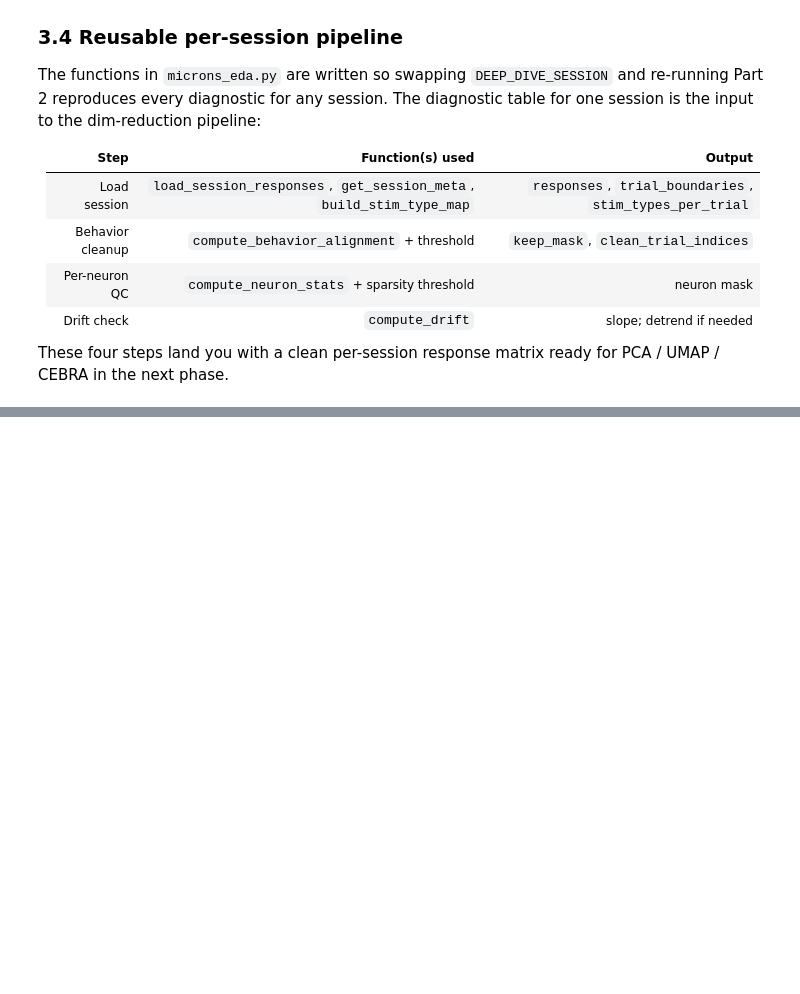
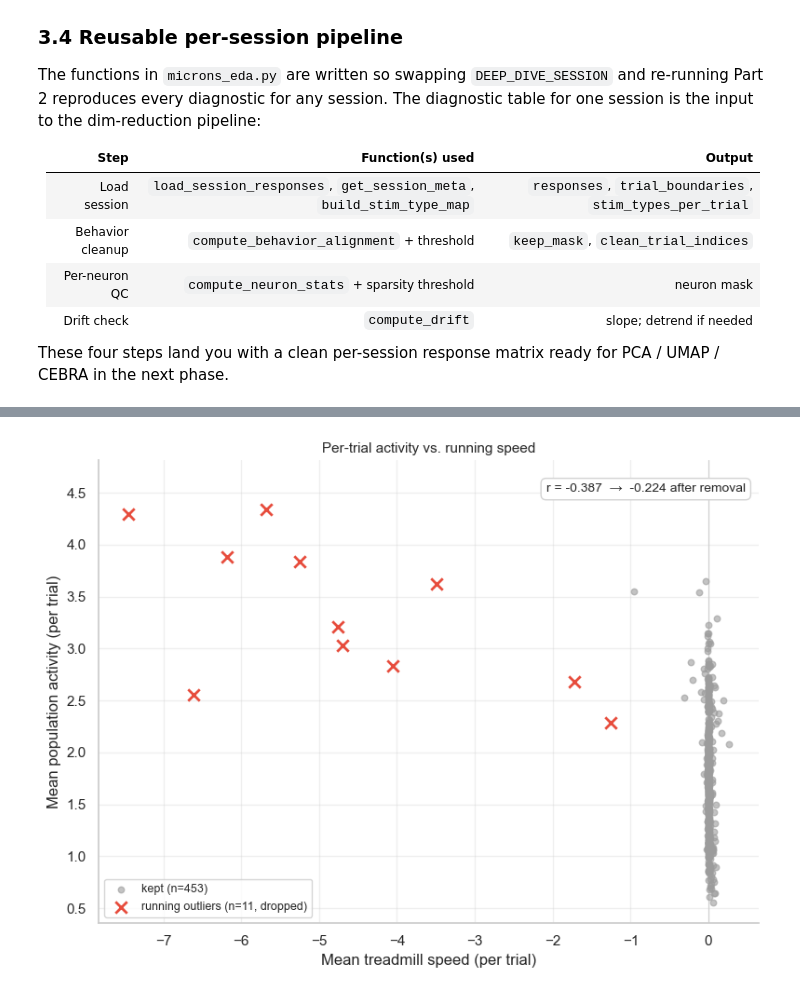
Before and after one commit to federicoscaffidi/lowdim-neuron-dynamics, a Jupyter notebook: eda_microns.ipynb, the cells around one changed output, grey strips where cells are left out. Drawn from its saved outputs; the diff is of its cells as text; code cells hidden in the pictures; blank space fills up the shorter version.

```diff
--- a/eda_microns.ipynb
+++ b/eda_microns.ipynb
@@ -957,0 +1033,53 @@ These four steps land you with a clean per-session response matrix ready for PCA
+# %%
+# Per-trial activity vs running speed — motivates the running-outlier removal.
+
+keep = ~running_mask
+r_full  = beh_align["mean_response"].corr(beh_align["mean_treadmill"])
+r_clean = beh_align.loc[keep, "mean_response"].corr(beh_align.loc[keep, "mean_treadmill"])
+
+BULK_COLOR    = "#9c9c9c"   # muted grey
+OUTLIER_COLOR = "#e74c3c"   # coral / red
+
+fig, ax = plt.subplots(figsize=(8, 6))
+
+# Bulk trials (kept).
+ax.scatter(
+    beh_align.loc[keep, "mean_treadmill"],
+    beh_align.loc[keep, "mean_response"],
+    s=22, color=BULK_COLOR, alpha=0.6,
+    label=f"kept (n={int(keep.sum())})",
+)
+
+# Running outliers — × marker, larger, coral.
+ax.scatter(
+    beh_align.loc[running_mask, "mean_treadmill"],
+    beh_align.loc[running_mask, "mean_response"],
+    s=80, marker="x", color=OUTLIER_COLOR, linewidths=2,
+    label=f"running outliers (n={int(running_mask.sum())}, dropped)",
+    zorder=5,
+)
+
+# In-plot annotation: r before vs after removal.
+ax.text(
+    0.98, 0.95,
+    f"r = {r_full:+.3f}  →  {r_clean:+.3f} after removal",
+    transform=ax.transAxes,
+    ha="right", va="top",
+    fontsize=10,
+    bbox=dict(boxstyle="round,pad=0.4", facecolor="white", edgecolor="lightgrey"),
+)
+
+ax.axvline(0, color="lightgrey", linewidth=0.8, zorder=0)
+ax.set_xlabel("Mean treadmill speed (per trial)")
+ax.set_ylabel("Mean population activity (per trial)")
+ax.set_title("Per-trial activity vs. running speed", fontsize=11)
+ax.spines["top"].set_visible(False)
+ax.spines["right"].set_visible(False)
+ax.grid(True, alpha=0.3)
+ax.legend(loc="lower left", fontsize=9, frameon=True)
+
+fig.tight_layout()
+fig.savefig(FIGURES_DIR / "running_outlier_motivation.png", dpi=150, bbox_inches="tight")
+plt.show()
+# %% [output]
+[figure, added]
```
Also changed, not shown: parts of 7 cells of this notebook, 3 other files.
